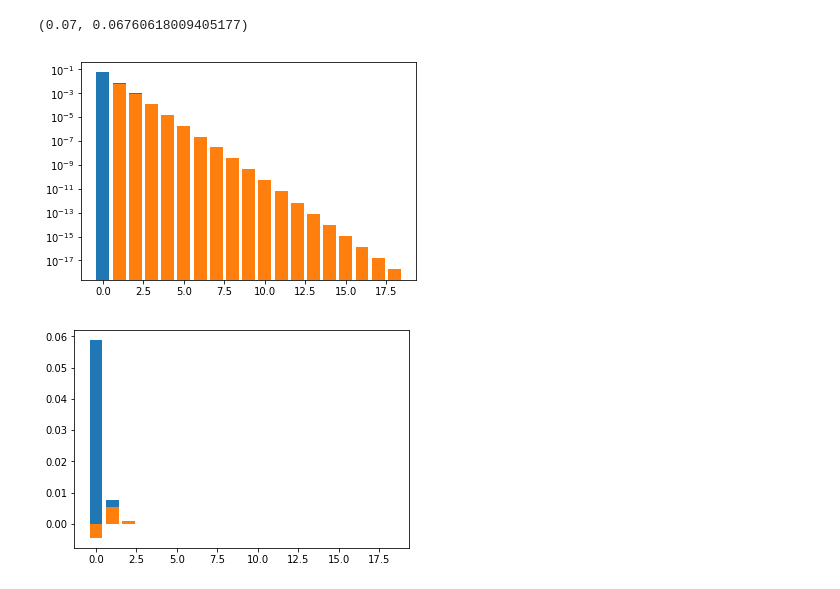
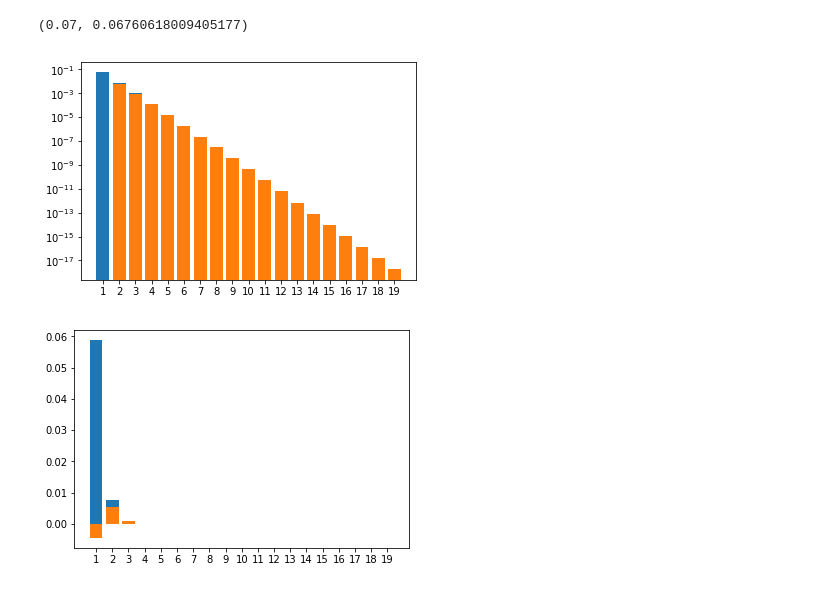
Before and after one commit to dneise/crosstalk_study, a Jupyter notebook: gedankenexperiment_with_crosstalk.ipynb, the cells around one changed output. Drawn from its saved outputs; the diff is of its cells as text; code cells hidden in the pictures.

```diff
--- a/gedankenexperiment_with_crosstalk.ipynb
+++ b/gedankenexperiment_with_crosstalk.ipynb
@@ -329,14 +329,15 @@ mu, estimated_mu
 # %% [output]
 (0.07, 0.06760618009405177)
 # %%
-N = np.arange(len(fingerplot))
+N = np.arange(len(fingerplot)) + 1
 plt.bar(N, fingerplot, log=True);
 plt.bar(N, corrected, log=True);
+plt.xticks(N, N);
 # %% [output]
-[figure, old version]
+[figure, new version]
 # %%
-N = np.arange(len(fingerplot))
 plt.bar(N, fingerplot);
 plt.bar(N, corrected);
+plt.xticks(N, N);
 # %% [output]
-[figure, old version]
+[figure, new version]
```
